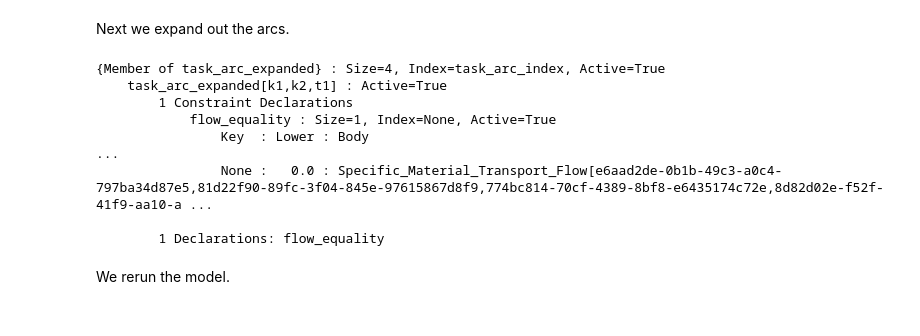
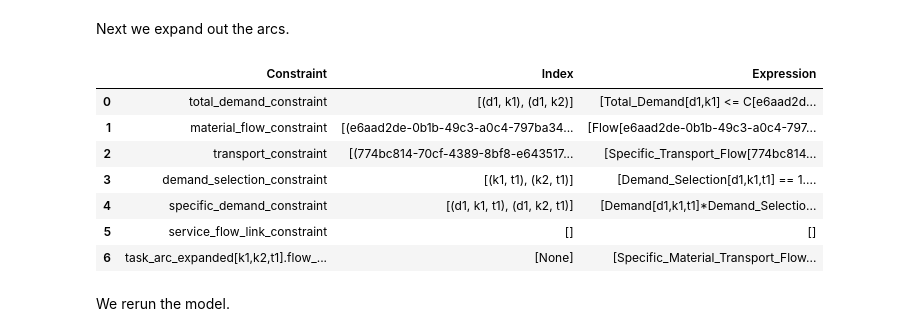
Before and after one commit to MGuo-Lab/LCA, a Jupyter notebook: notebooks/Toy_Problem_F1_Oil_Production.ipynb, the cells around one changed output. Drawn from its saved outputs; the diff is of its cells as text; code cells hidden in the pictures.

```diff
--- a/notebooks/Toy_Problem_F1_Oil_Production.ipynb
+++ b/notebooks/Toy_Problem_F1_Oil_Production.ipynb
@@ -747,18 +747,17 @@ task_arc : Size=4, Index=task_arc_index, Active=False
 # %% [markdown]
 Next we expand out the arcs.
-# %%
-TransformationFactory("network.expand_arcs").apply_to(model_instance5)
-[b.name for b in model_instance5.block_data_objects()]
-model_instance5.task_arc_expanded['k1','k2','t1'].pprint()
-# %% [output]
-{Member of task_arc_expanded} : Size=4, Index=task_arc_index, Active=True
-    task_arc_expanded[k1,k2,t1] : Active=True
-        1 Constraint Declarations
-            flow_equality : Size=1, Index=None, Active=True
-                Key  : Lower : Body                                                                                                                                                                      ...
-                None :   0.0 : Specific_Material_Transport_Flow[e6aad2de-0b1b-49c3-a0c4-797ba34d87e5,81d22f90-89fc-3f04-845e-97615867d8f9,774bc814-70cf-4389-8bf8-e6435174c72e,8d82d02e-f52f-41f9-aa10-a ...
-
-        1 Declarations: flow_equality
+# %%
+TransformationFactory("network.expand_arcs").apply_to(model_instance5)
+mo.get_frame(model_instance5, Constraint)
+# %% [output]
+|  | Constraint | Index | Expression |
+| 0 | total_demand_constraint | [(d1, k1), (d1, k2)] | [Total_Demand[d1,k1] <= C[e6aad2d... |
+| 1 | material_flow_constraint | [(e6aad2de-0b1b-49c3-a0c4-797ba34... | [Flow[e6aad2de-0b1b-49c3-a0c4-797... |
+| 2 | transport_constraint | [(774bc814-70cf-4389-8bf8-e643517... | [Specific_Transport_Flow[774bc814... |
+| 3 | demand_selection_constraint | [(k1, t1), (k2, t1)] | [Demand_Selection[d1,k1,t1] == 1.... |
+| 4 | specific_demand_constraint | [(d1, k1, t1), (d1, k2, t1)] | [Demand[d1,k1,t1]*Demand_Selectio... |
+| 5 | service_flow_link_constraint | [] | [] |
+| 6 | task_arc_expanded[k1,k2,t1].flow_... | [None] | [Specific_Material_Transport_Flow... |
 # %% [markdown]
 We rerun the model.
 # %%
```
Also changed, not shown: parts of 9 cells of this notebook, 15 other files.
